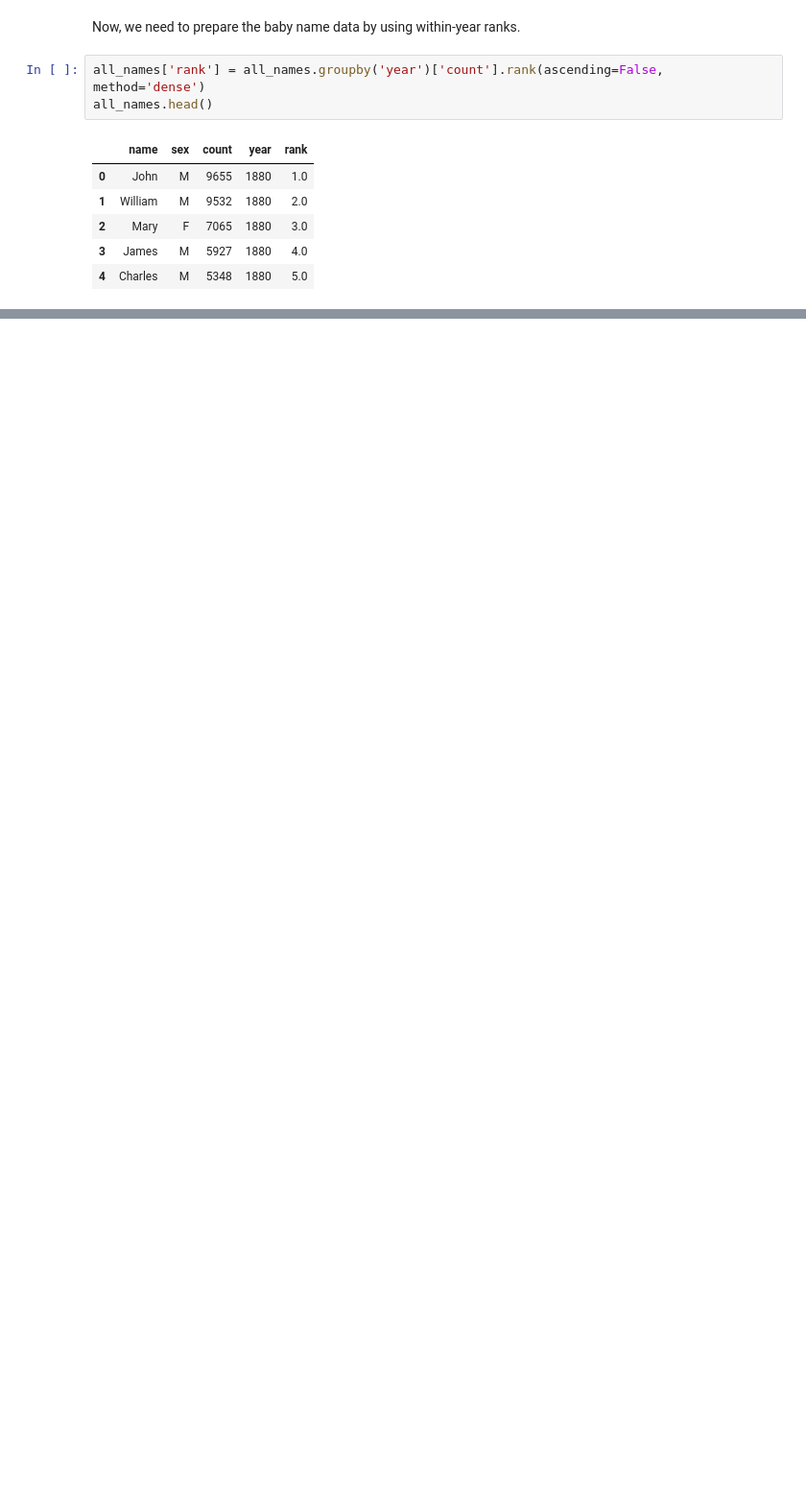
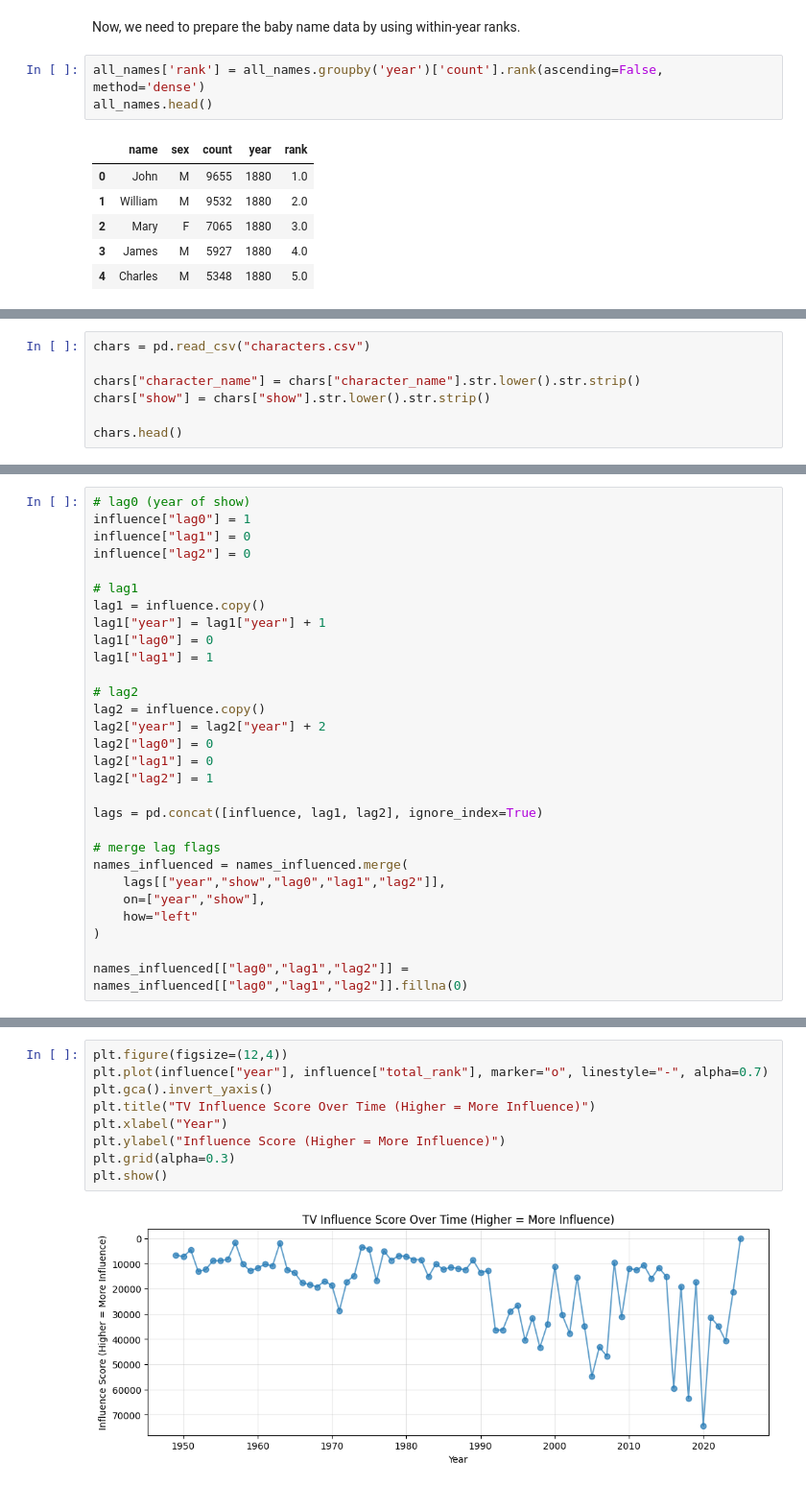
Before and after one commit to rachelrichey/trendybabies, a Jupyter notebook: trendybabies.ipynb, the cells around one changed output, grey strips where cells are left out. Shown at 96% size. Saved outputs shown, nothing was run; the diff lists cells and outputs as text; blank space fills up the shorter version.

```diff
--- a/trendybabies.ipynb
+++ b/trendybabies.ipynb
@@ -227,0 +257,7 @@ Finally, we will merge each name/year row with the show of that year to join the
+# %%
+chars = pd.read_csv("characters.csv")
+
+chars["character_name"] = chars["character_name"].str.lower().str.strip()
+chars["show"] = chars["show"].str.lower().str.strip()
+
+chars.head()
@@ -227,0 +320,29 @@ Finally, we will merge each name/year row with the show of that year to join the
+# %%
+# lag0 (year of show)
+influence["lag0"] = 1
+influence["lag1"] = 0
+influence["lag2"] = 0
+
+# lag1
+lag1 = influence.copy()
+lag1["year"] = lag1["year"] + 1
+lag1["lag0"] = 0
+lag1["lag1"] = 1
+
+# lag2
+lag2 = influence.copy()
+lag2["year"] = lag2["year"] + 2
+lag2["lag0"] = 0
+lag2["lag1"] = 0
+lag2["lag2"] = 1
+
+lags = pd.concat([influence, lag1, lag2], ignore_index=True)
+
+# merge lag flags
+names_influenced = names_influenced.merge(
+    lags[["year","show","lag0","lag1","lag2"]],
+    on=["year","show"],
+    how="left"
+)
+
+names_influenced[["lag0","lag1","lag2"]] = names_influenced[["lag0","lag1","lag2"]].fillna(0)
@@ -227,0 +443,11 @@ Finally, we will merge each name/year row with the show of that year to join the
+# %%
+plt.figure(figsize=(12,4))
+plt.plot(influence["year"], influence["total_rank"], marker="o", linestyle="-", alpha=0.7)
+plt.gca().invert_yaxis()
+plt.title("TV Influence Score Over Time (Higher = More Influence)")
+plt.xlabel("Year")
+plt.ylabel("Influence Score (Higher = More Influence)")
+plt.grid(alpha=0.3)
+plt.show()
+# %% [output]
+[figure, added]
```
Also changed, not shown: parts of 14 cells of this notebook, 1 other file.
